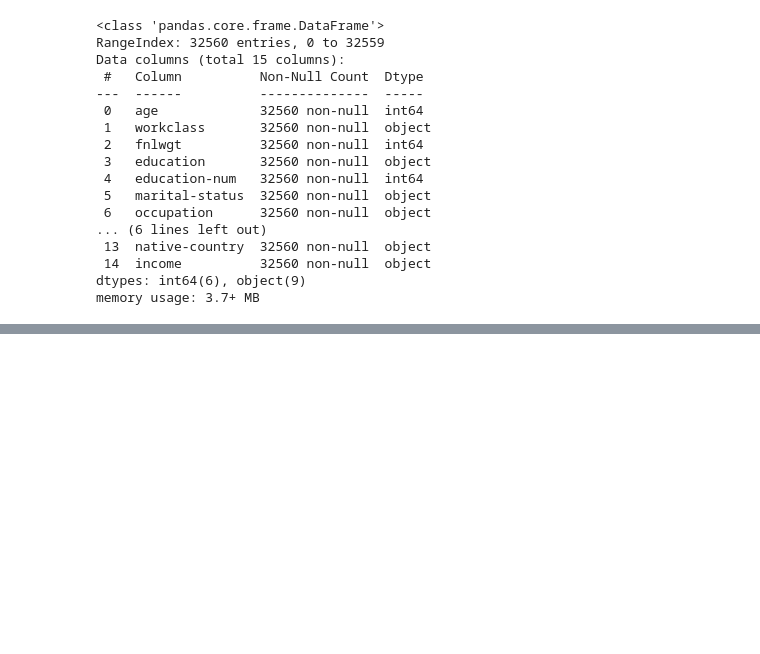
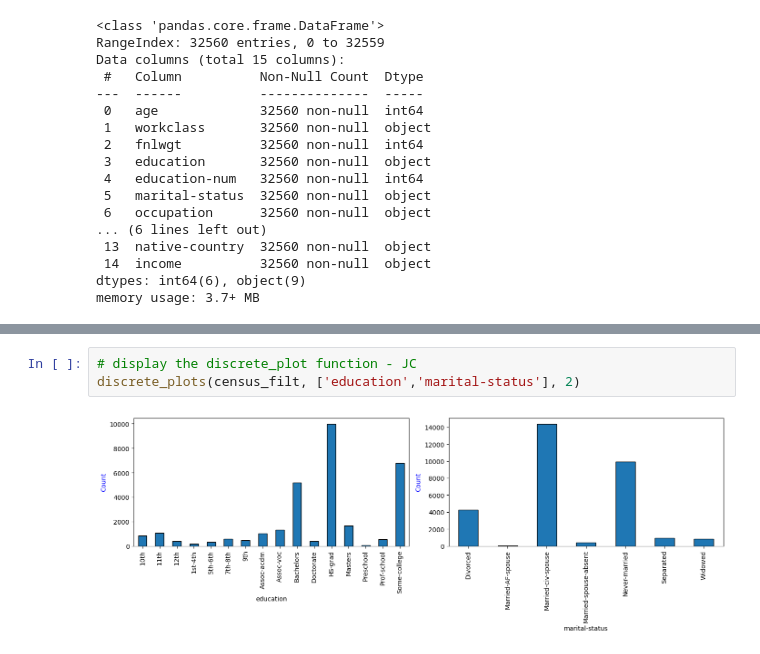
Before and after one commit to coco-loco-cyber/uci_census, a Jupyter notebook: Chi2_Test_Census_Data.ipynb, the cells around one changed output, grey strips where cells are left out. Saved outputs shown, nothing was run; the diff lists cells and outputs as text; blank space fills up the shorter version.

```diff
--- a/Chi2_Test_Census_Data.ipynb
+++ b/Chi2_Test_Census_Data.ipynb
@@ -56,0 +188,5 @@ census_filt.head()
+# %%
+# display the discrete_plot function - JC
+discrete_plots(census_filt, ['education','marital-status'], 2)
+# %% [output]
+[figure, added]
```
Also changed, not shown: parts of 13 cells of this notebook.
